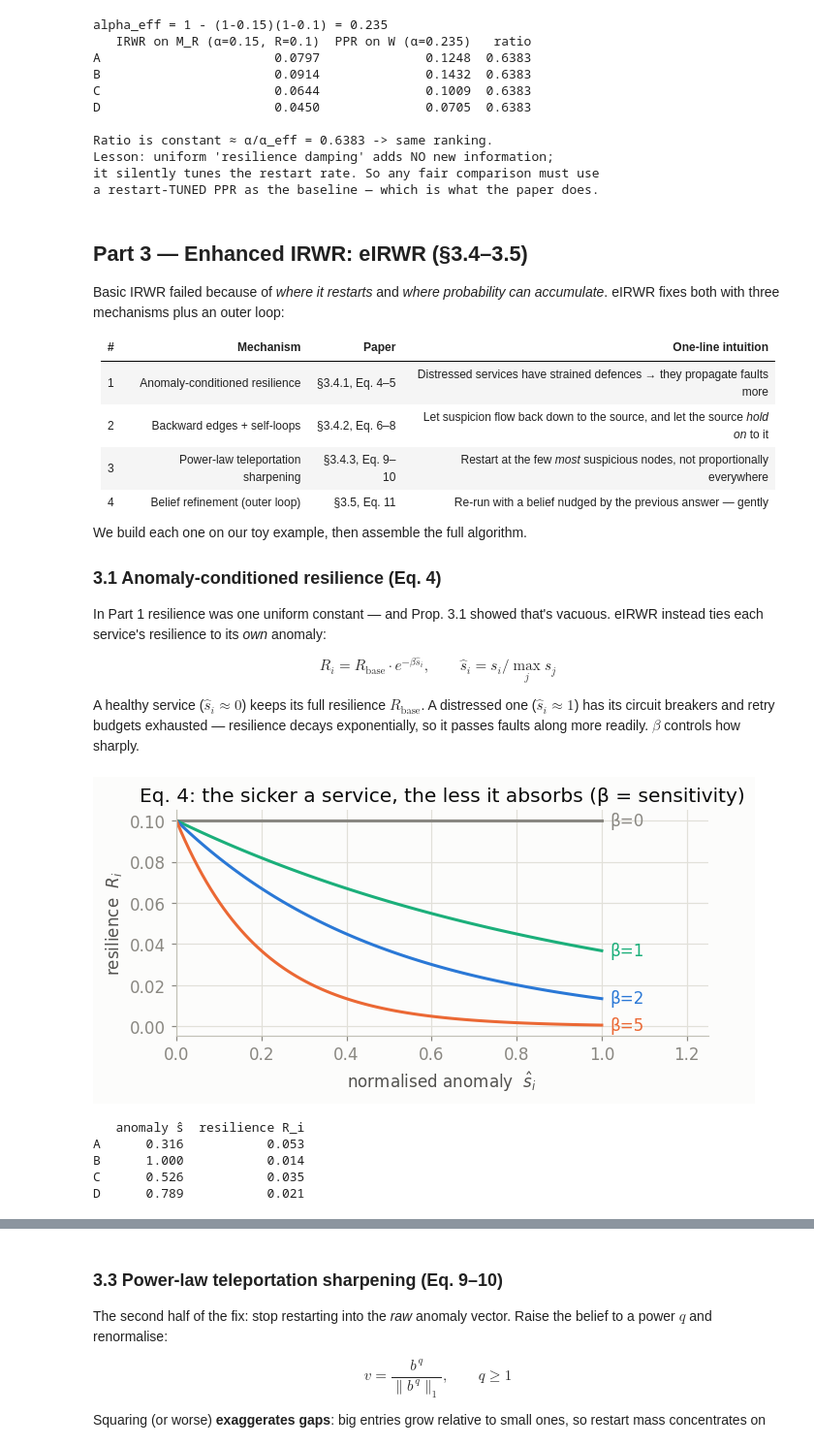
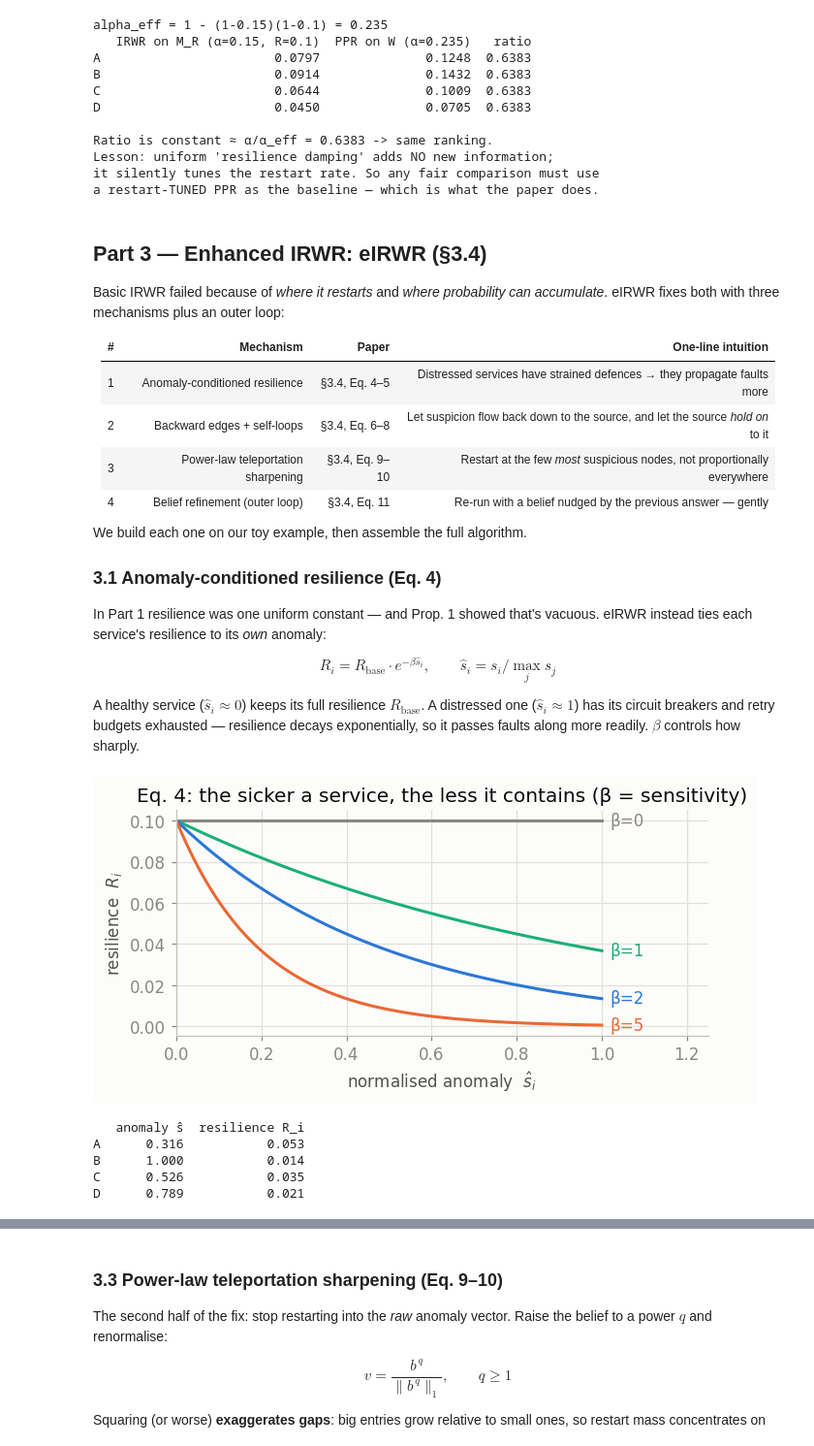
Before and after one commit to saifulkhan/eirwr-rca, a Jupyter notebook: notebooks/eirwr_section3_tutorial.ipynb, the cells around one changed output, grey strips where cells are left out. Shown at 97% size. Cells and saved outputs as stored; diff of their text form; code cells hidden in the pictures.

```diff
--- a/notebooks/eirwr_section3_tutorial.ipynb
+++ b/notebooks/eirwr_section3_tutorial.ipynb
@@ -579,23 +576,23 @@ Lesson: uniform 'resilience damping' adds NO new information;
 it silently tunes the restart rate. So any fair comparison must use
 a restart-TUNED PPR as the baseline — which is what the paper does.
 # %% [markdown]
-## Part 3 — Enhanced IRWR: eIRWR (§3.4–3.5)
+## Part 3 — Enhanced IRWR: eIRWR (§3.4)
 
 Basic IRWR failed because of *where it restarts* and *where probability can
 accumulate*. eIRWR fixes both with three mechanisms plus an outer loop:
 
 | # | Mechanism | Paper | One-line intuition |
 |---|---|---|---|
-| 1 | Anomaly-conditioned resilience | §3.4.1, Eq. 4–5 | Distressed services have strained defences → they propagate faults more |
-| 2 | Backward edges + self-loops | §3.4.2, Eq. 6–8 | Let suspicion flow back down to the source, and let the source *hold on* to it |
-| 3 | Power-law teleportation sharpening | §3.4.3, Eq. 9–10 | Restart at the few *most* suspicious nodes, not proportionally everywhere |
-| 4 | Belief refinement (outer loop) | §3.5, Eq. 11 | Re-run with a belief nudged by the previous answer — gently |
+| 1 | Anomaly-conditioned resilience | §3.4, Eq. 4–5 | Distressed services have strained defences → they propagate faults more |
+| 2 | Backward edges + self-loops | §3.4, Eq. 6–8 | Let suspicion flow back down to the source, and let the source *hold on* to it |
+| 3 | Power-law teleportation sharpening | §3.4, Eq. 9–10 | Restart at the few *most* suspicious nodes, not proportionally everywhere |
+| 4 | Belief refinement (outer loop) | §3.4, Eq. 11 | Re-run with a belief nudged by the previous answer — gently |
 
 We build each one on our toy example, then assemble the full algorithm.
 
 ### 3.1 Anomaly-conditioned resilience (Eq. 4)
 
-In Part 1 resilience was one uniform constant — and Prop. 3.1 showed that's
+In Part 1 resilience was one uniform constant — and Prop. 1 showed that's
 vacuous. eIRWR instead ties each service's resilience to its *own* anomaly:
 
 $$R_i = R_{\text{base}} \cdot e^{-\beta \hat{s}_i},
@@ -608,28 +605,28 @@ passes faults along more readily. $\beta$ controls how sharply.
 # %%
 R_base, beta = 0.1, 2.0
 
 s_grid = np.linspace(0, 1, 100)
 fig, ax = plt.subplots(figsize=(6, 3.2))
 for b_val, c in zip([0.0, 1.0, 2.0, 5.0], [GRAY, AQUA, BLUE, ORANGE]):
     ax.plot(s_grid, R_base * np.exp(-b_val * s_grid), color=c, lw=2)
     ax.annotate(f"β={b_val:g}", (1.0, R_base * np.exp(-b_val)),
                 xytext=(1.02, R_base * np.exp(-b_val)), color=c, va="center")
 ax.set_xlabel(r"normalised anomaly  $\hat{s}_i$")
 ax.set_ylabel(r"resilience  $R_i$")
 ax.set_xlim(0, 1.25)
-ax.set_title("Eq. 4: the sicker a service, the less it absorbs (β = sensitivity)",
+ax.set_title("Eq. 4: the sicker a service, the less it contains (β = sensitivity)",
              color=INK)
 plt.tight_layout()
 plt.show()
 
-# Applied to our incident:
+# applied to our incident
 s_hat = s_obs / s_obs.max()
 R_adaptive = R_base * np.exp(-beta * s_hat)
 print(pd.DataFrame({"anomaly ŝ": s_hat, "resilience R_i": R_adaptive},
                    index=nodes).round(3))
 M_base = np.diag(1 - R_adaptive) @ W        # Eq. 5
 # %% [output]
-[figure, old version]
+[figure, new version]
    anomaly ŝ  resilience R_i
 A      0.316           0.053
 B      1.000           0.014
```
Also changed, not shown: parts of 18 cells of this notebook, 27 other files.
